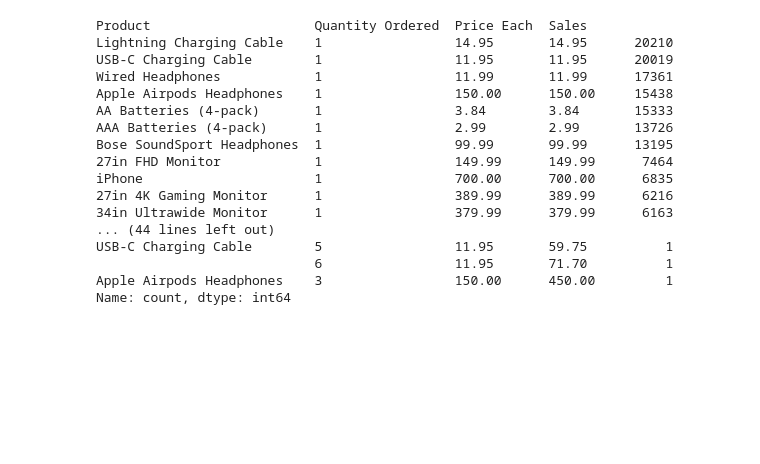
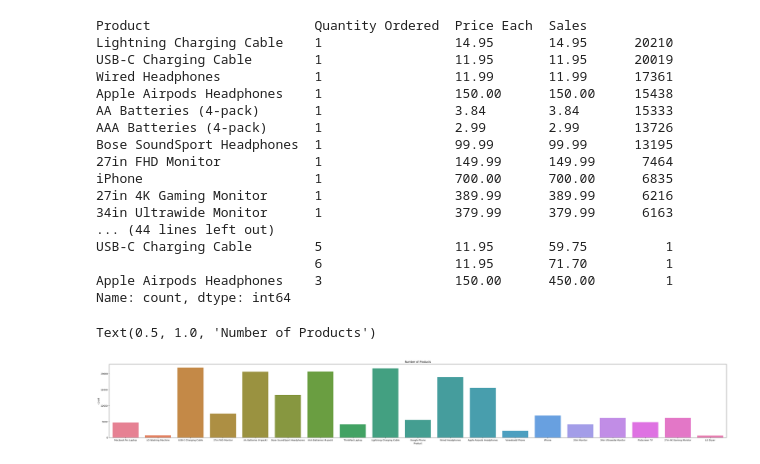
Before and after one commit to Kyl67899/Meriskill_Data_Analysis_intern, a Jupyter notebook: Sales/sales.ipynb, the cells around one changed output. Cells and saved outputs as stored; diff of their text form; code cells hidden in the pictures; blank space fills up the shorter version.

Commit message:
Added all python data analysis

```diff
--- a/Sales/sales.ipynb
+++ b/Sales/sales.ipynb
@@ -87,0 +104,12 @@ product
+# %%
+# Separate the order date
+dataset['Order Date'] = pd.to_datetime(dataset['Order Date'])
+
+# extract the day, month, year, time components
+dataset['day'] = dataset['Order Date'].dt.day
+dataset['month'] = dataset['Order Date'].dt.month
+dataset['year'] = dataset['Order Date'].dt.year
+dataset['time'] = dataset['Order Date'].dt.time
+
+# show the modified data frame
+print(dataset)
@@ -87,0 +134,5 @@ product
+# %%
+# Separate the purchase address
+p = dataset["Purchase Address"].str.split(',', expand=True)
+p.columns = ['Street', 'City', "State"]
+p
@@ -87,0 +153,6 @@ product
+# %%
+# merge order date + purchase address + dataset
+dataset['Street'] = p.Street
+dataset['City'] = p.City
+dataset['State'] = p.State
+dataset
@@ -129,3 +214,10 @@ USB-C Charging Cable        5                 11.95       59.75          1
                             6                 11.95       71.70          1
 Apple Airpods Headphones    3                 150.00      450.00         1
 Name: count, dtype: int64
+# %%
+plt.figure(figsize=(50, 6))
+sns.countplot(dataset, x="Product", hue="Product", legend="auto")
+plt.title("Number of Products")
+# %% [output]
+Text(0.5, 1.0, 'Number of Products')
+[figure, added]
```
Also changed, not shown: parts of 14 cells of this notebook.
